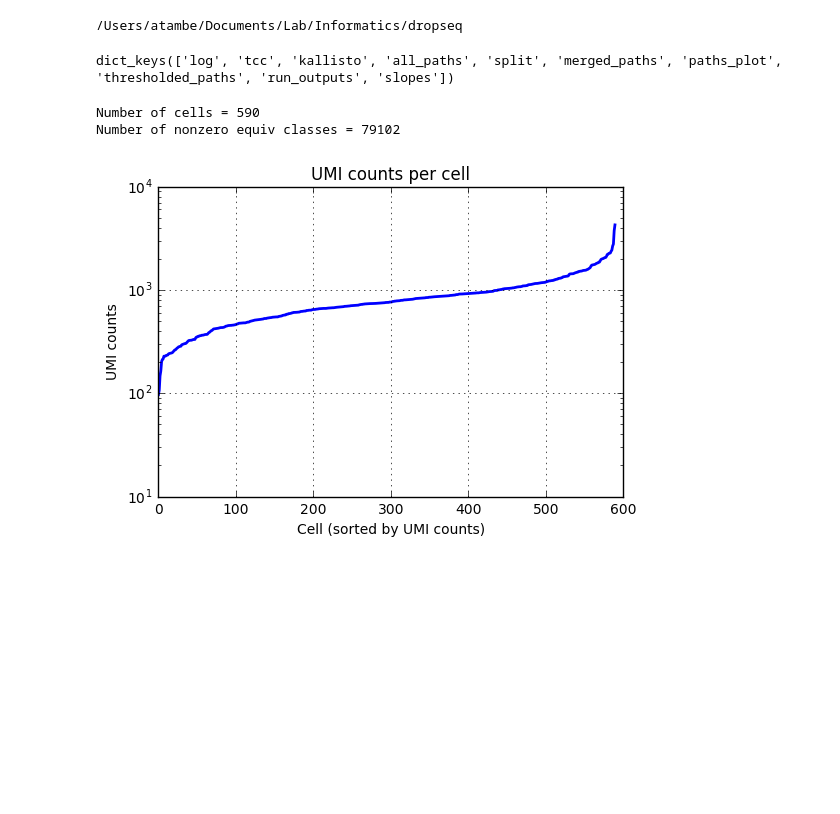
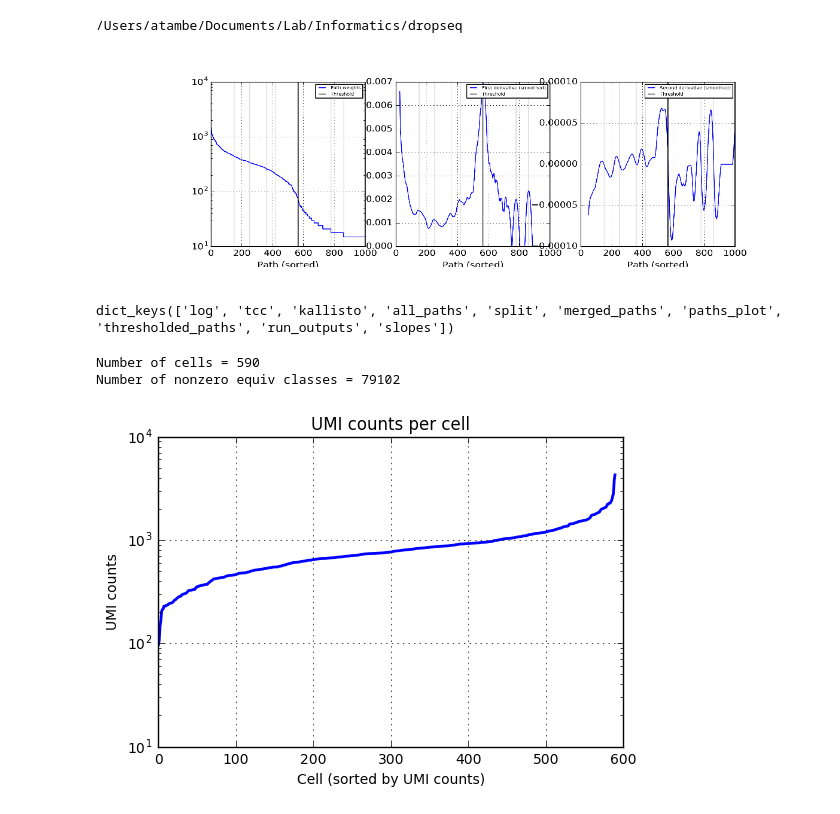
Before and after one commit to pachterlab/sircel, a Jupyter notebook: notebooks/Inspect_sircel_kallisto.ipynb, the cells around one changed output. Cells and saved outputs as stored; diff of their text form; code cells hidden in the pictures; blank space fills up the shorter version.

Commit message:
plot to id cell number

```diff
--- a/notebooks/Inspect_sircel_kallisto.ipynb
+++ b/notebooks/Inspect_sircel_kallisto.ipynb
@@ -12,9 +12,23 @@ from scipy import optimize
 # %% [output]
 /Users/atambe/Documents/Lab/Informatics/dropseq
 # %%
-run_outputs = './macosko/1m_reads/kmer_7/run_outputs.json'
+run_outputs = './macosko_test/run_outputs.json'
 with open(run_outputs, 'r') as inf:
     fnames = json.load(inf)
+# %%
+"""
+Display number of cells etc
+"""
+import matplotlib.image as mpimg
+
+num_cells_plotted = fnames['paths_plot']
+img = mpimg.imread(num_cells_plotted)
+fig, ax = plt.subplots(figsize = (12, 4))
+ax.imshow(img, aspect = 'auto')
+ax.axis('off')
+plt.tight_layout()
+# %% [output]
+[figure, added]
 # %%
 """
 weights hist
```
